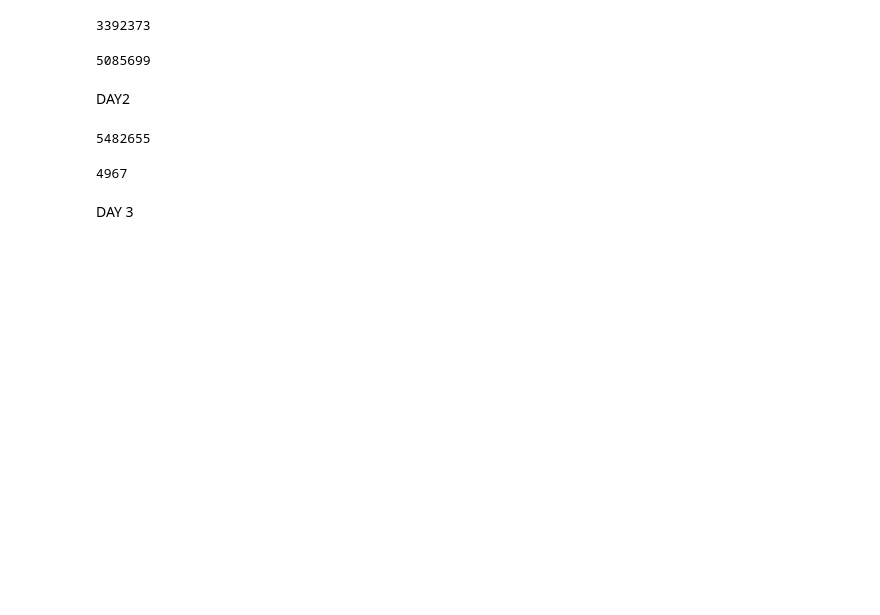
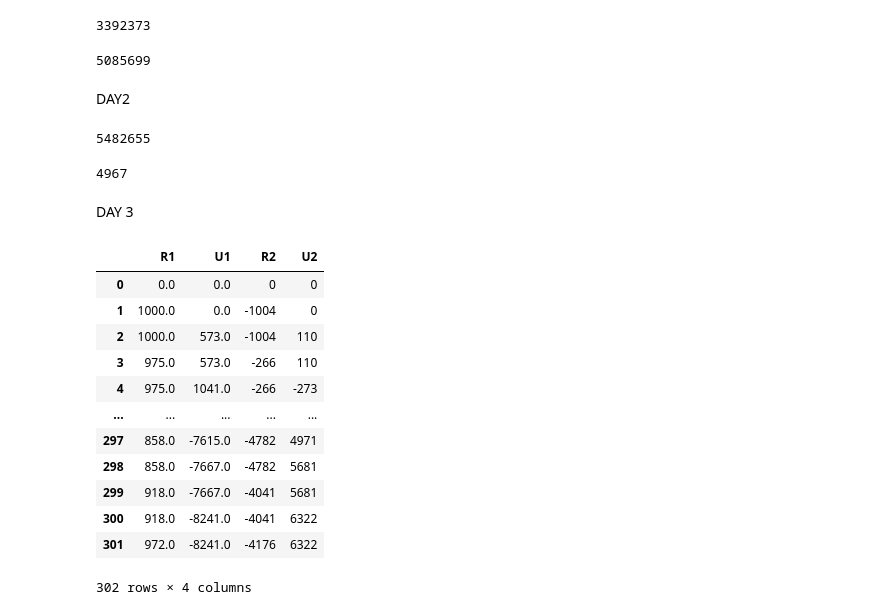
Before and after one commit to peteranagy/adventofcode, a Jupyter notebook: adventofcode19.ipynb, the cells around one changed output. Saved outputs shown, nothing was run; the diff lists cells and outputs as text; code cells hidden in the pictures; blank space fills up the shorter version.

```diff
--- a/adventofcode19.ipynb
+++ b/adventofcode19.ipynb
@@ -79,0 +113,16 @@ DAY 3
+# %%
+datafr
+# %% [output]
+|  | R1 | U1 | R2 | U2 |
+| 0 | 0.0 | 0.0 | 0 | 0 |
+| 1 | 1000.0 | 0.0 | -1004 | 0 |
+| 2 | 1000.0 | 573.0 | -1004 | 110 |
+| 3 | 975.0 | 573.0 | -266 | 110 |
+| 4 | 975.0 | 1041.0 | -266 | -273 |
+| ... | ... | ... | ... | ... |
+| 297 | 858.0 | -7615.0 | -4782 | 4971 |
+| 298 | 858.0 | -7667.0 | -4782 | 5681 |
+| 299 | 918.0 | -7667.0 | -4041 | 5681 |
+| 300 | 918.0 | -8241.0 | -4041 | 6322 |
+| 301 | 972.0 | -8241.0 | -4176 | 6322 |
+302 rows × 4 columns
```
Also changed, not shown: parts of 5 cells of this notebook.
